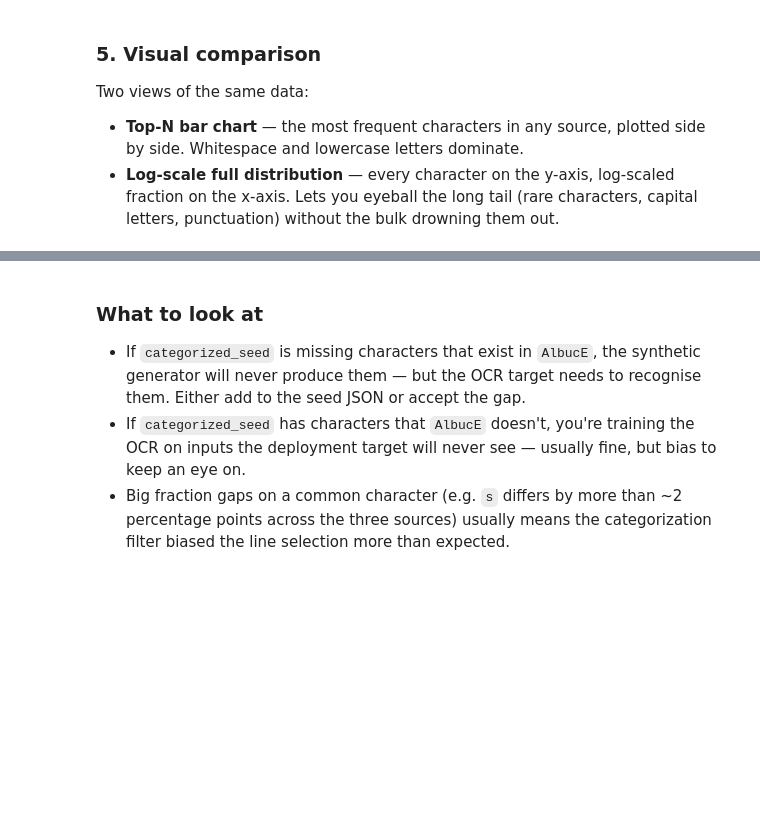
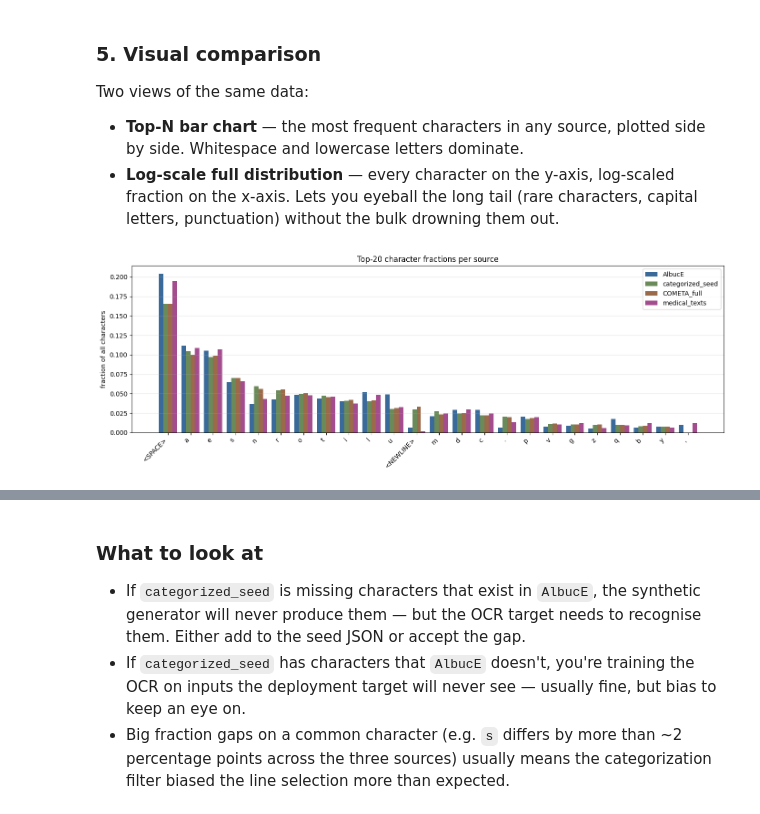
Before and after one commit to CamilaBermudez/OCC_HTR, a Jupyter notebook: notebooks/data_augmentation/character_distribution.ipynb, the cells around one changed output, grey strips where cells are left out. Cells and saved outputs as stored; diff of their text form; code cells hidden in the pictures; blank space fills up the shorter version.

```diff
--- a/notebooks/data_augmentation/character_distribution.ipynb
+++ b/notebooks/data_augmentation/character_distribution.ipynb
@@ -36,10 +37,12 @@ PROJECT_ROOT = Path(os.environ["PROJECT_ROOT"])
 if str(PROJECT_ROOT) not in sys.path:
     sys.path.insert(0, str(PROJECT_ROOT))
 
-ALBUC_TXT       = PROJECT_ROOT / "data/raw/AlbucE.txt"
-CATEGORIZED_JSON = PROJECT_ROOT / "data/processed/synthetic_seeds/categorize_20260613_214958/cometa_categorized.json"
-COMETA_DIR      = PROJECT_ROOT / "data/raw/COMETA_medieval_corpus"
+ALBUC_TXT          = PROJECT_ROOT / "data/raw/AlbucE.txt"
+CATEGORIZED_JSON   = PROJECT_ROOT / "data/processed/synthetic_seeds/categorize_20260613_214958/cometa_categorized.json"
+COMETA_DIR         = PROJECT_ROOT / "data/raw/COMETA_medieval_corpus"
+MEDICAL_TEXTS_DIR  = PROJECT_ROOT / "data/raw/medical_texts"
 
 print(f"AlbucE:           {ALBUC_TXT}")
 print(f"Categorized seed: {CATEGORIZED_JSON}")
 print(f"COMETA corpus:    {COMETA_DIR}")
+print(f"medical_texts:    {MEDICAL_TEXTS_DIR}")
@@ -60,8 +68,12 @@ def load_categorized_seeds(path: Path) -> str:
     return "\n".join(s.get("text", "") for s in samples.values())
 
 
-def load_cometa_corpus(dirpath: Path) -> str:
-    """Concatenated text from every *.txt file under the COMETA corpus dir."""
+def load_corpus_dir(dirpath: Path) -> str:
+    """Concatenated text from every *.txt file under a corpus directory.
+
+    Used for both COMETA and medical_texts — same shape on disk (a flat
+    folder of .txt files), so a single loader suffices.
+    """
     parts = []
     for f in sorted(dirpath.glob("*.txt")):
         parts.append(f.read_text(encoding="utf-8", errors="replace"))
@@ -71,7 +83,8 @@ def load_cometa_corpus(dirpath: Path) -> str:
 sources = {
     "AlbucE":           load_albuc(ALBUC_TXT),
     "categorized_seed": load_categorized_seeds(CATEGORIZED_JSON),
-    "COMETA_full":      load_cometa_corpus(COMETA_DIR),
+    "COMETA_full":      load_corpus_dir(COMETA_DIR),
+    "medical_texts":    load_corpus_dir(MEDICAL_TEXTS_DIR),
 }
 
 print(f"{'source':<20} {'chars':>12} {'unique':>8} {'lines':>10}")
@@ -182,26 +274,30 @@ Two views of the same data:
 # %%
 import numpy as np
 
 # Pick the union of the top-N characters across all sources so the chart
 # shows the same rows in every panel.
 top_n = 20
 top_chars = list({c for df in per_source.values() for c in df["char"].head(top_n)})
 top_chars = sorted(top_chars, key=lambda c: -merged.loc[c, "categorized_seed"])
 chart = merged.loc[top_chars]
 
-fig, ax = plt.subplots(figsize=(13, 5))
+fig, ax = plt.subplots(figsize=(14, 5))
 x = np.arange(len(chart))
-bar_w = 0.27
 source_names = [c for c in chart.columns if c != "render"]
-colors = ["#3a6a9a", "#6a8a5a", "#9a6a4a"]
+n_src = len(source_names)
+bar_w = 0.8 / n_src
+colors = ["#3a6a9a", "#6a8a5a", "#9a6a4a", "#a44d8e"]
 for i, src in enumerate(source_names):
-    ax.bar(x + (i - 1) * bar_w, chart[src], width=bar_w, label=src, color=colors[i])
+    offset = (i - (n_src - 1) / 2) * bar_w
+    ax.bar(x + offset, chart[src], width=bar_w, label=src, color=colors[i])
 ax.set_xticks(x)
 ax.set_xticklabels(chart["render"], rotation=45, ha="right")
 ax.set_ylabel("fraction of all characters")
 ax.set_title(f"Top-{top_n} character fractions per source")
 ax.legend()
 ax.grid(True, axis="y", alpha=0.3)
 plt.tight_layout()
 plt.show()
+# %% [output]
+[figure, added]
 # %%
```
Also changed, not shown: parts of 10 cells of this notebook, 1 other file.
